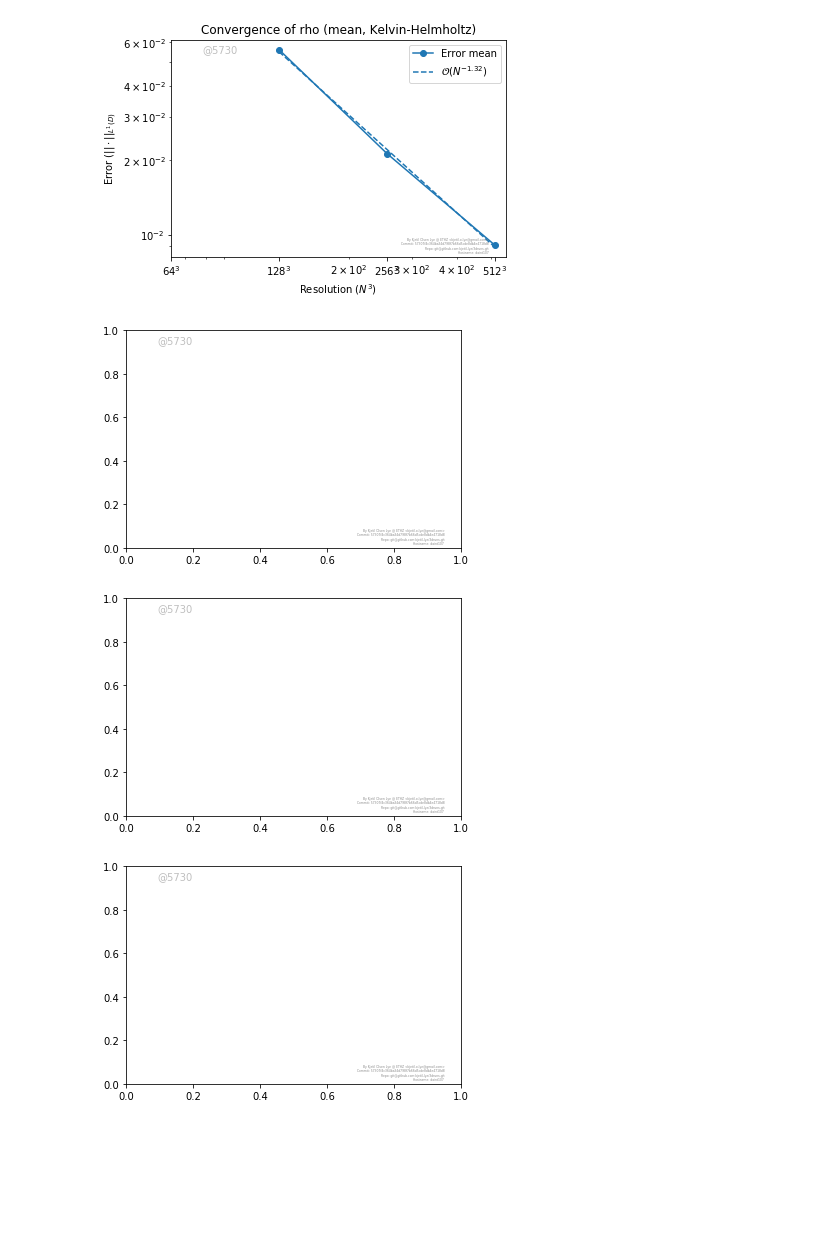
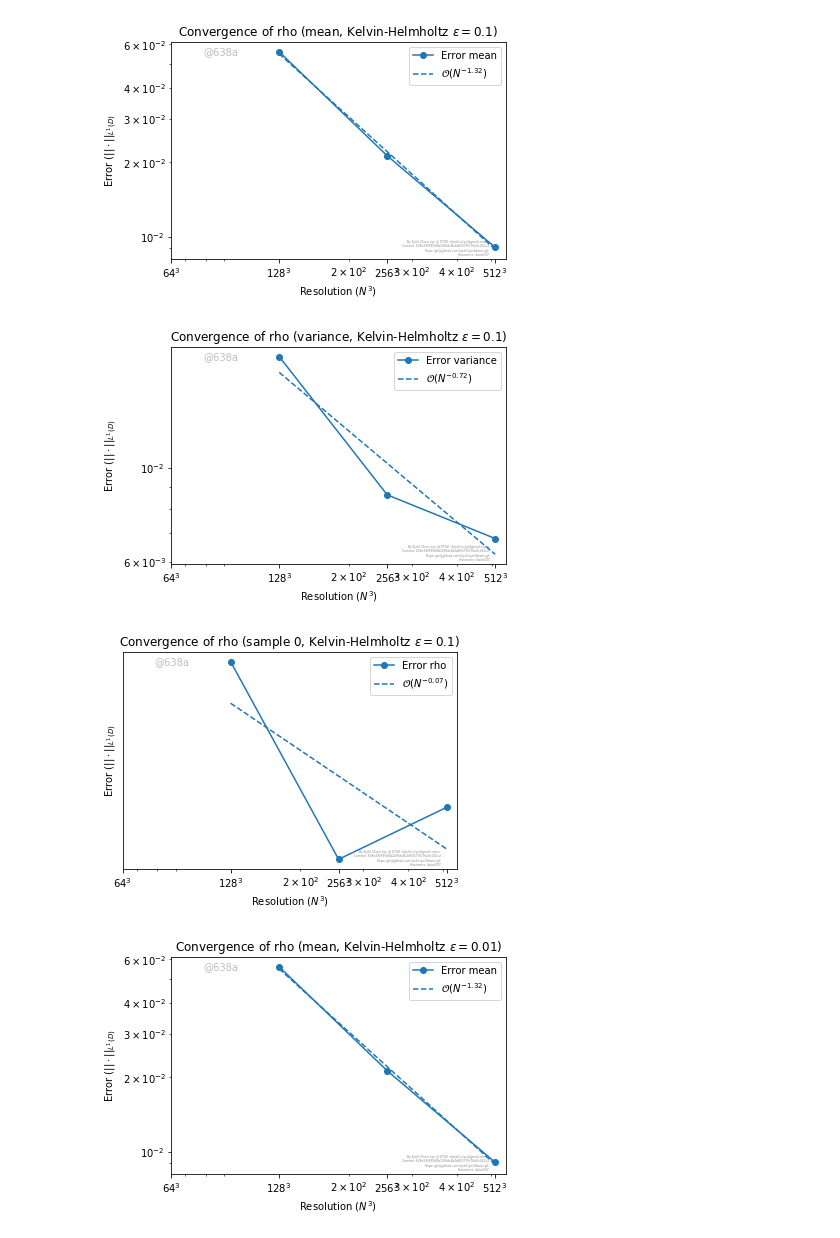
Before and after one commit to kjetil-lye/3druns, a Jupyter notebook: postprocessing/notebooks/kelvin_helmholtz_output.ipynb, the cells around one changed output. Cells and saved outputs as stored; diff of their text form; code cells hidden in the pictures; blank space fills up the shorter version.

```diff
--- a/postprocessing/notebooks/kelvin_helmholtz_output.ipynb
+++ b/postprocessing/notebooks/kelvin_helmholtz_output.ipynb
@@ -9,17 +9,22 @@ import os.path
 # %%
 KH_DATA_PATH = plot_info.get_environment("THREEDIMS_PATH", [])
 perturbations = [0.1, 0.01]
 resolutions = [64, 128, 256, 512]
 
 statistics = ["mean", "variance"]
 variable = "rho"
-setup = "Kelvin-Helmholtz"
+
 for perturbation in perturbations:
     basename = os.path.join(KH_DATA_PATH, 'kelvinhelmholtz_3d_tube/stats/kelvinhelmholtz_{resolution}_' + str(perturbation) + "/kh_{statistic}_1.nc")
-
+    setup = "Kelvin-Helmholtz $\\epsilon={}$".format(perturbation)
     convergence.plot_statistics_convergence(resolutions, basename, statistics, variable, setup)
+    basename_single = os.path.join(KH_DATA_PATH, 'kelvinhelmholtz_3d_tube/stats/kelvinhelmholtz_{resolution}_' + str(perturbation) + "/kh_1.nc")
+    try:
+        convergence.plot_single_sample_convergence(resolutions, basename_single, 0, variable, setup)
+    except:
+        print("Failed plotting single sample convergence for perturabtion = {}".format(perturbation))
 # %% [output]
-[figure, old version]
+[figure, new version]
-[figure, old version]
+[figure, new version]
-[figure, old version]
+[figure, new version]
-[figure, old version]
+[figure, new version]
```
Also changed, not shown: parts of 1 cell of this notebook, 29 other files.
